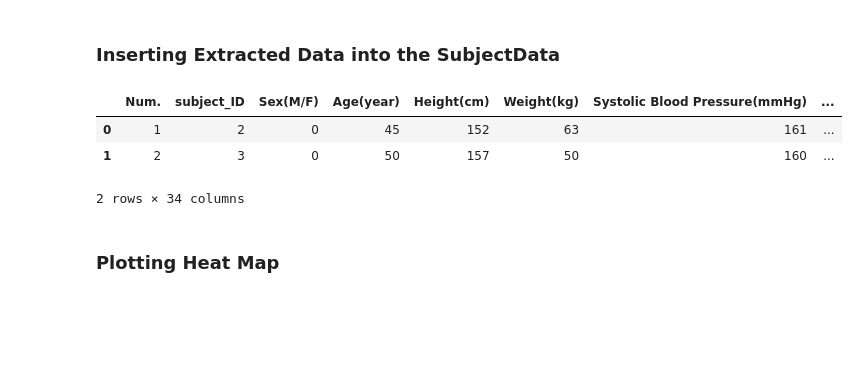
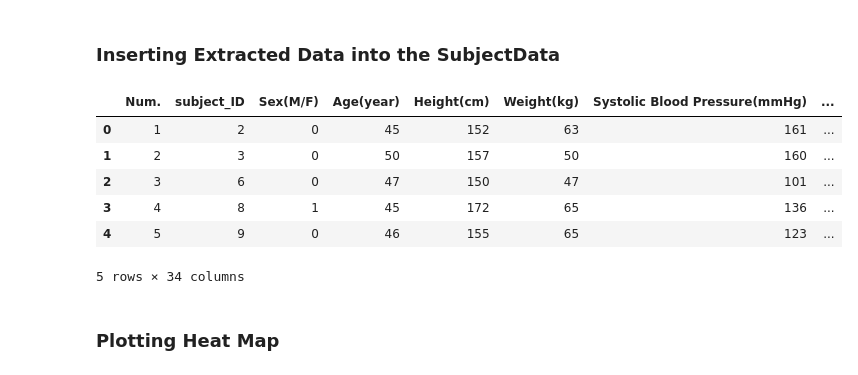
Before and after one commit to anand-bachker/MLA-PPG, a Jupyter notebook: main.ipynb, the cells around one changed output. Drawn from its saved outputs; the diff is of its cells as text; code cells hidden in the pictures; blank space fills up the shorter version.

```diff
--- a/main.ipynb
+++ b/main.ipynb
@@ -216,12 +220,15 @@ SubjectData['C-MinSlope']=CMinSlope[3]
 #Min Max Kurtosis and Skewness Mean
 #Max slope of the line
 # %%
-SubjectData.head(2)
+SubjectData.head()
 # %% [output]
 |  | Num. | subject_ID | Sex(M/F) | Age(year) | Height(cm) | Weight(kg) | Systolic Blood Pressure(mmHg) | ... |
 | 0 | 1 | 2 | 0 | 45 | 152 | 63 | 161 | ... |
 | 1 | 2 | 3 | 0 | 50 | 157 | 50 | 160 | ... |
+| 2 | 3 | 6 | 0 | 47 | 150 | 47 | 101 | ... |
+| 3 | 4 | 8 | 1 | 45 | 172 | 65 | 136 | ... |
+| 4 | 5 | 9 | 0 | 46 | 155 | 65 | 123 | ... |
-2 rows × 34 columns
+5 rows × 34 columns
 # %% [markdown]
 ### Plotting Heat Map
 # %%
```
Also changed, not shown: parts of 6 cells of this notebook.
